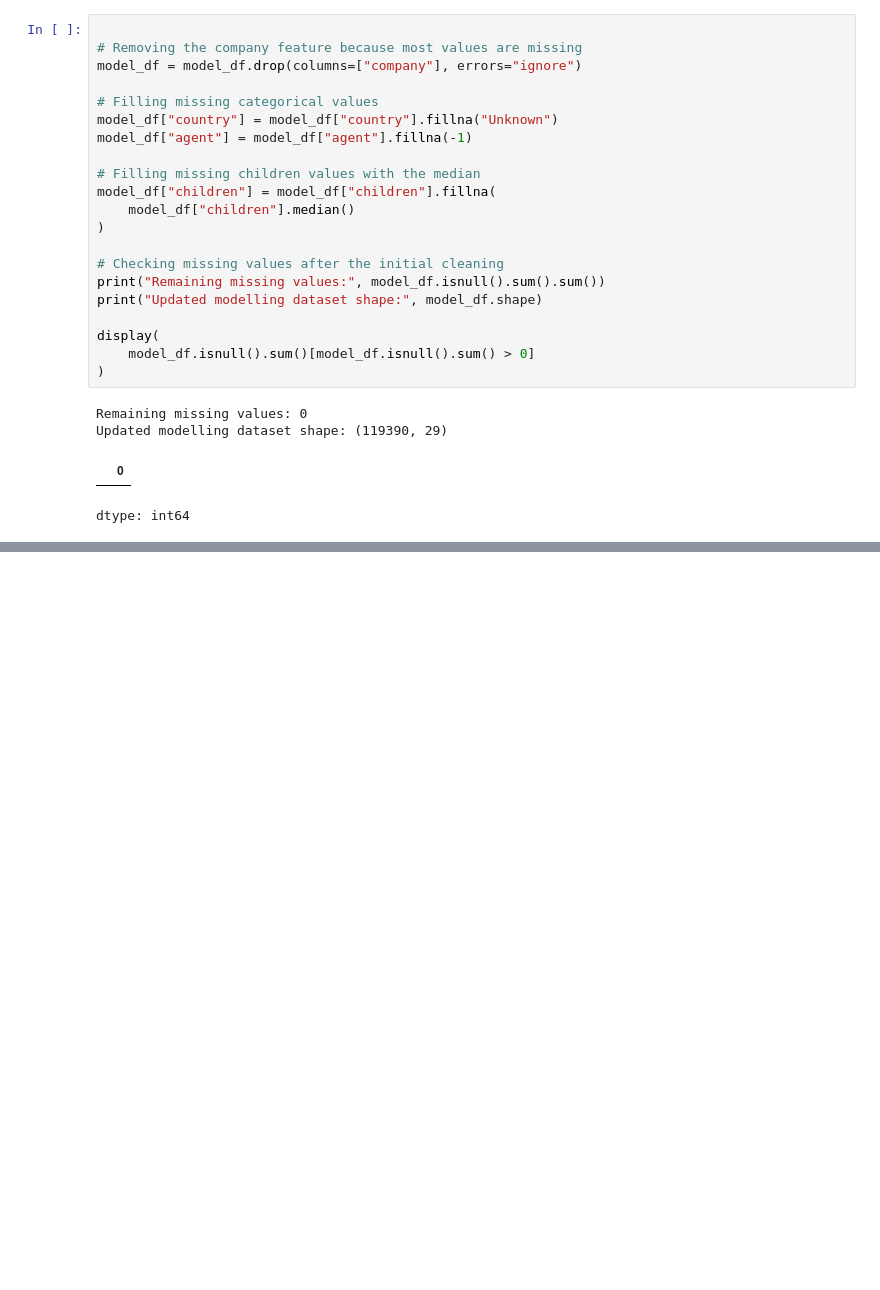
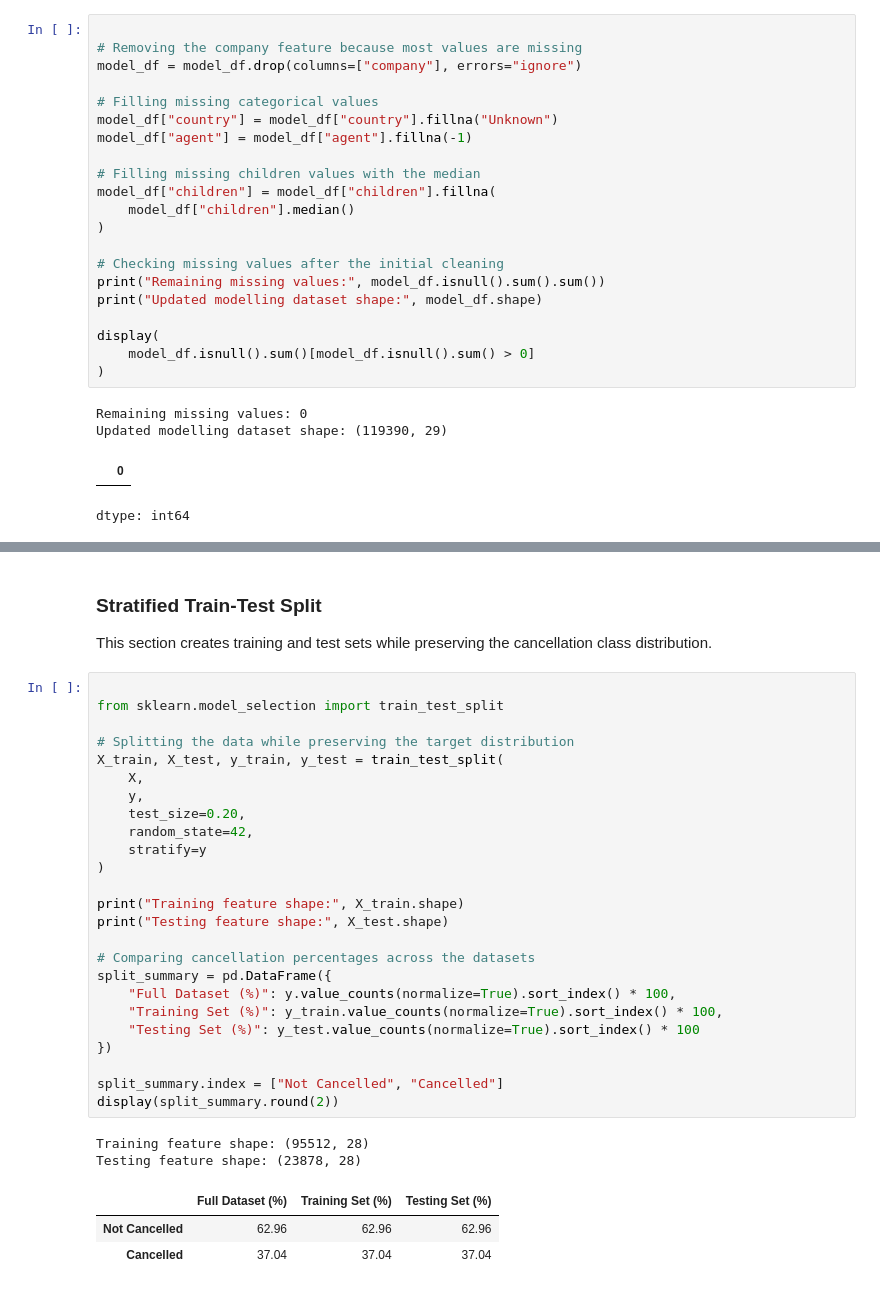
Before and after one commit to Battsengel2026124/ST_ML_C3_Hotel_Booking, a Jupyter notebook: Hotel_Booking_CA_3.ipynb, the cells around one changed output, grey strips where cells are left out. Drawn from its saved outputs; the diff is of its cells as text; blank space fills up the shorter version.

```diff
--- a/Hotel_Booking_CA_3.ipynb
+++ b/Hotel_Booking_CA_3.ipynb
@@ -800,0 +909,35 @@ dtype: int64
+# %% [markdown]
+
+### Stratified Train-Test Split
+This section creates training and test sets while preserving the cancellation class distribution.
+# %%
+
+from sklearn.model_selection import train_test_split
+
+# Splitting the data while preserving the target distribution
+X_train, X_test, y_train, y_test = train_test_split(
+    X,
+    y,
+    test_size=0.20,
+    random_state=42,
+    stratify=y
+)
+
+print("Training feature shape:", X_train.shape)
+print("Testing feature shape:", X_test.shape)
+
+# Comparing cancellation percentages across the datasets
+split_summary = pd.DataFrame({
+    "Full Dataset (%)": y.value_counts(normalize=True).sort_index() * 100,
+    "Training Set (%)": y_train.value_counts(normalize=True).sort_index() * 100,
+    "Testing Set (%)": y_test.value_counts(normalize=True).sort_index() * 100
+})
+
+split_summary.index = ["Not Cancelled", "Cancelled"]
+display(split_summary.round(2))
+# %% [output]
+Training feature shape: (95512, 28)
+Testing feature shape: (23878, 28)
+|  | Full Dataset (%) | Training Set (%) | Testing Set (%) |
+| Not Cancelled | 62.96 | 62.96 | 62.96 |
+| Cancelled | 37.04 | 37.04 | 37.04 |
```
Also changed, not shown: parts of 4 cells of this notebook.
